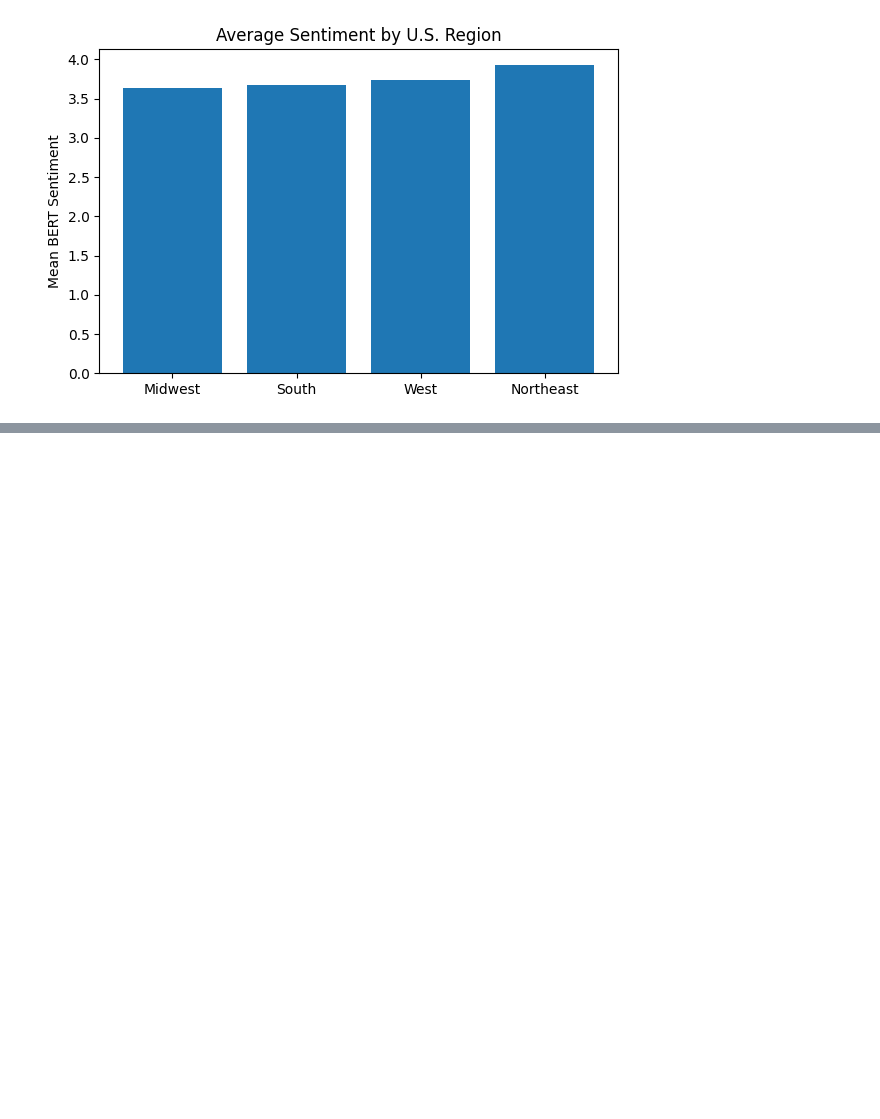
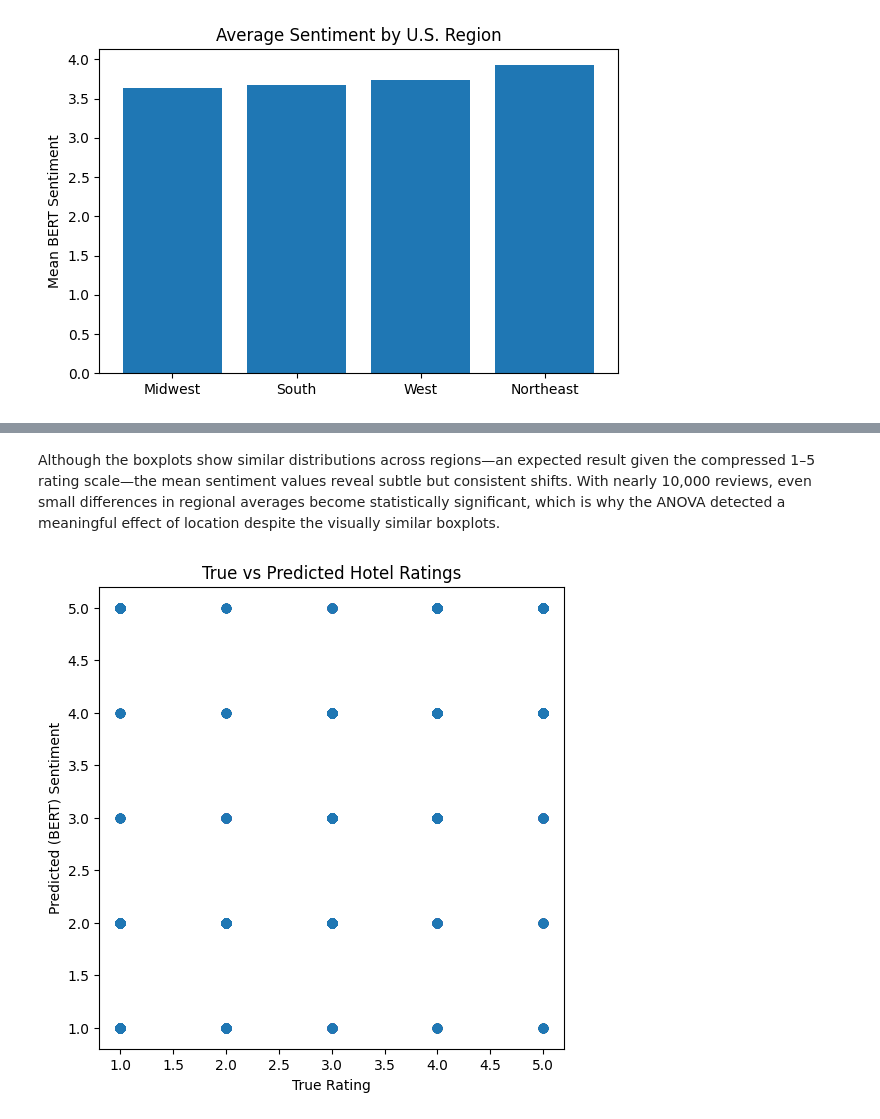
Before and after one commit to SoumayaTmane/Hotel_Sentiments, a Jupyter notebook: Data_Explortation/bert_model.ipynb, the cells around one changed output, grey strips where cells are left out. Drawn from its saved outputs; the diff is of its cells as text; code cells hidden in the pictures; blank space fills up the shorter version.

```diff
--- a/Data_Explortation/bert_model.ipynb
+++ b/Data_Explortation/bert_model.ipynb
@@ -234,0 +248,13 @@ plt.show()
+# %% [markdown]
+Although the boxplots show similar distributions across regions—an expected result given the compressed 1–5 rating scale—the mean sentiment values reveal subtle but consistent shifts. With nearly 10,000 reviews, even small differences in regional averages become statistically significant, which is why the ANOVA detected a meaningful effect of location despite the visually similar boxplots.
+# %%
+import matplotlib.pyplot as plt
+
+plt.figure(figsize=(6,6))
+plt.scatter(df_sample['rating_int'], df_sample['bert_sentiment'], alpha=0.3)
+plt.xlabel("True Rating")
+plt.ylabel("Predicted (BERT) Sentiment")
+plt.title("True vs Predicted Hotel Ratings")
+plt.show()
+# %% [output]
+[figure, added]
```
Also changed, not shown: parts of 3 cells of this notebook.
